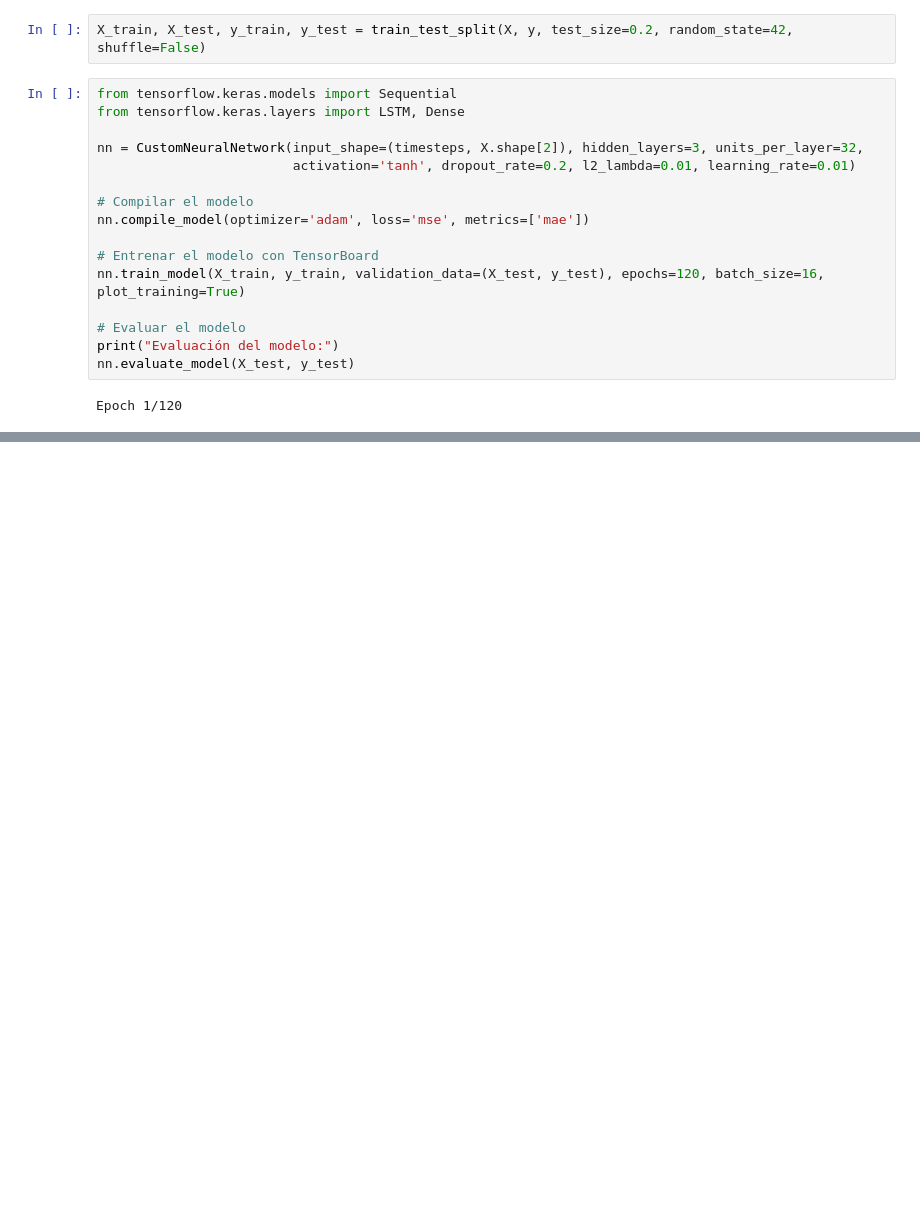
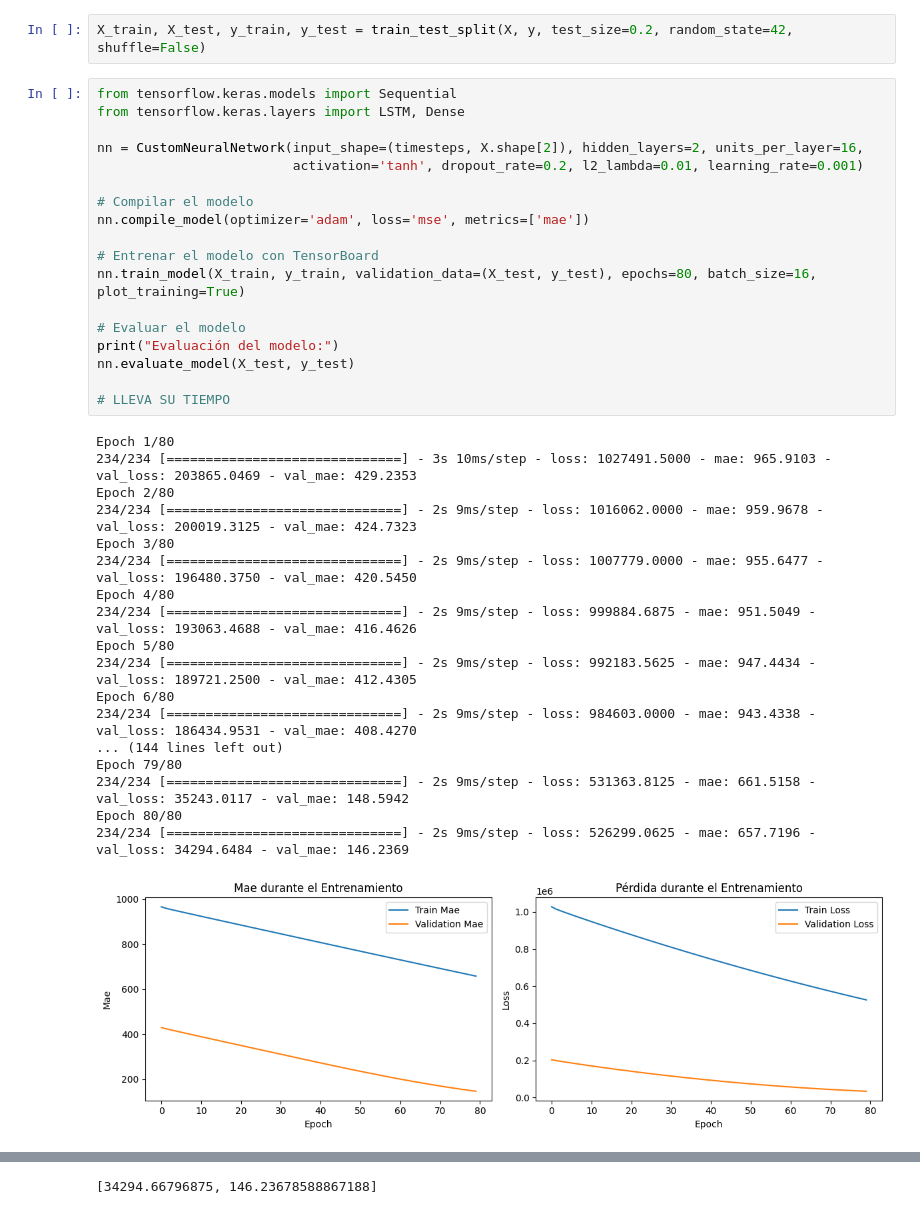
Before and after one commit to matiascapurroriver/predictivoAvanzado, a Jupyter notebook: deep_learning.ipynb, the cells around one changed output, grey strips where cells are left out. Cells and saved outputs as stored; diff of their text form; blank space fills up the shorter version.

Commit message:
deep learning con timesteps

```diff
--- a/deep_learning.ipynb
+++ b/deep_learning.ipynb
@@ -516,18 +516,37 @@ X_train, X_test, y_train, y_test = train_test_split(X, y, test_size=0.2, random_
 # %%
 from tensorflow.keras.models import Sequential
 from tensorflow.keras.layers import LSTM, Dense
 
-nn = CustomNeuralNetwork(input_shape=(timesteps, X.shape[2]), hidden_layers=3, units_per_layer=32,
-                         activation='tanh', dropout_rate=0.2, l2_lambda=0.01, learning_rate=0.01)
+nn = CustomNeuralNetwork(input_shape=(timesteps, X.shape[2]), hidden_layers=2, units_per_layer=16,
+                         activation='tanh', dropout_rate=0.2, l2_lambda=0.01, learning_rate=0.001)
 
 # Compilar el modelo
 nn.compile_model(optimizer='adam', loss='mse', metrics=['mae'])
 
 # Entrenar el modelo con TensorBoard
-nn.train_model(X_train, y_train, validation_data=(X_test, y_test), epochs=120, batch_size=16, plot_training=True)
+nn.train_model(X_train, y_train, validation_data=(X_test, y_test), epochs=80, batch_size=16, plot_training=True)
 
 # Evaluar el modelo
 print("Evaluación del modelo:")
 nn.evaluate_model(X_test, y_test)
+
+# LLEVA SU TIEMPO
 # %% [output]
-Epoch 1/120
+Epoch 1/80
+234/234 [==============================] - 3s 10ms/step - loss: 1027491.5000 - mae: 965.9103 - val_loss: 203865.0469 - val_mae: 429.2353
+Epoch 2/80
+234/234 [==============================] - 2s 9ms/step - loss: 1016062.0000 - mae: 959.9678 - val_loss: 200019.3125 - val_mae: 424.7323
+Epoch 3/80
+234/234 [==============================] - 2s 9ms/step - loss: 1007779.0000 - mae: 955.6477 - val_loss: 196480.3750 - val_mae: 420.5450
+Epoch 4/80
+234/234 [==============================] - 2s 9ms/step - loss: 999884.6875 - mae: 951.5049 - val_loss: 193063.4688 - val_mae: 416.4626
+Epoch 5/80
+234/234 [==============================] - 2s 9ms/step - loss: 992183.5625 - mae: 947.4434 - val_loss: 189721.2500 - val_mae: 412.4305
+Epoch 6/80
+234/234 [==============================] - 2s 9ms/step - loss: 984603.0000 - mae: 943.4338 - val_loss: 186434.9531 - val_mae: 408.4270
+... (144 lines left out)
+Epoch 79/80
+234/234 [==============================] - 2s 9ms/step - loss: 531363.8125 - mae: 661.5158 - val_loss: 35243.0117 - val_mae: 148.5942
+Epoch 80/80
+234/234 [==============================] - 2s 9ms/step - loss: 526299.0625 - mae: 657.7196 - val_loss: 34294.6484 - val_mae: 146.2369
+[figure, added]
@@ -533,0 +555 @@ Epoch 1/120
+[34294.66796875, 146.23678588867188]
```
Also changed, not shown: parts of 1 cell of this notebook.
